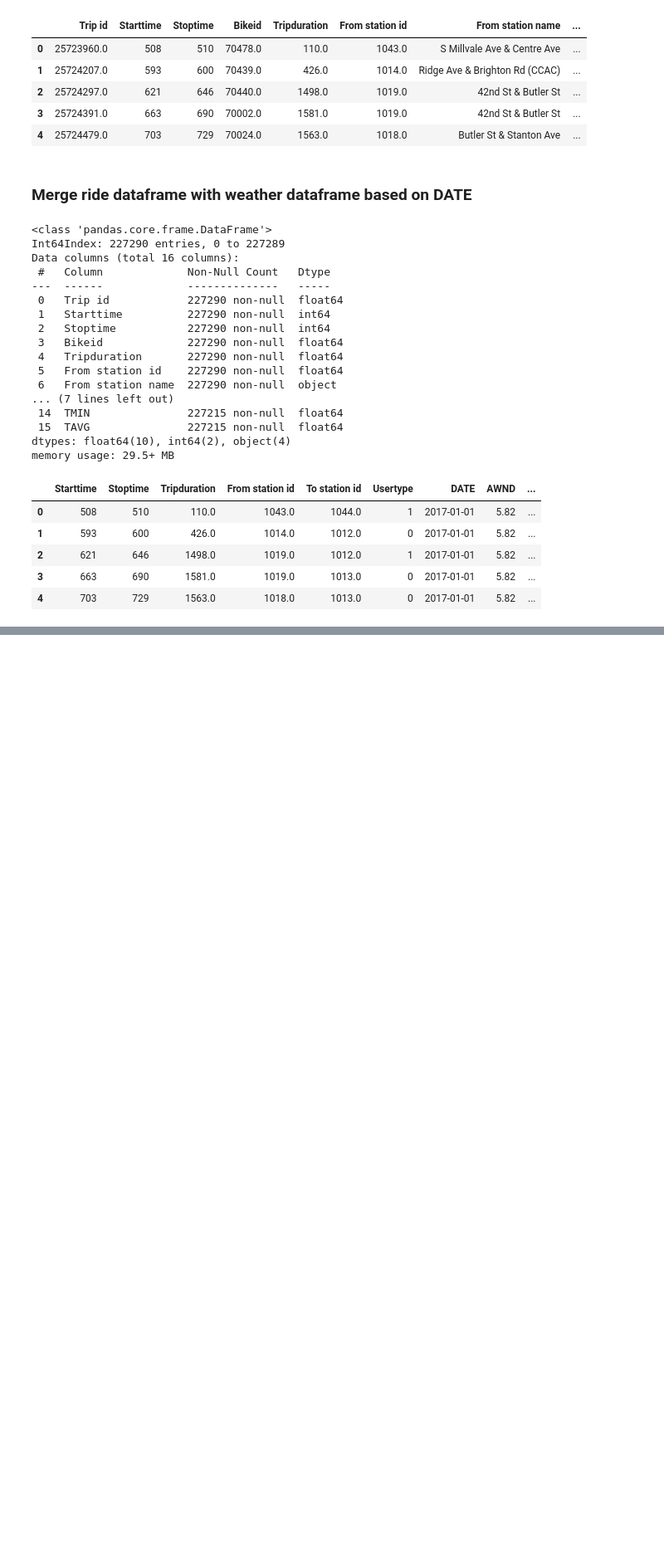
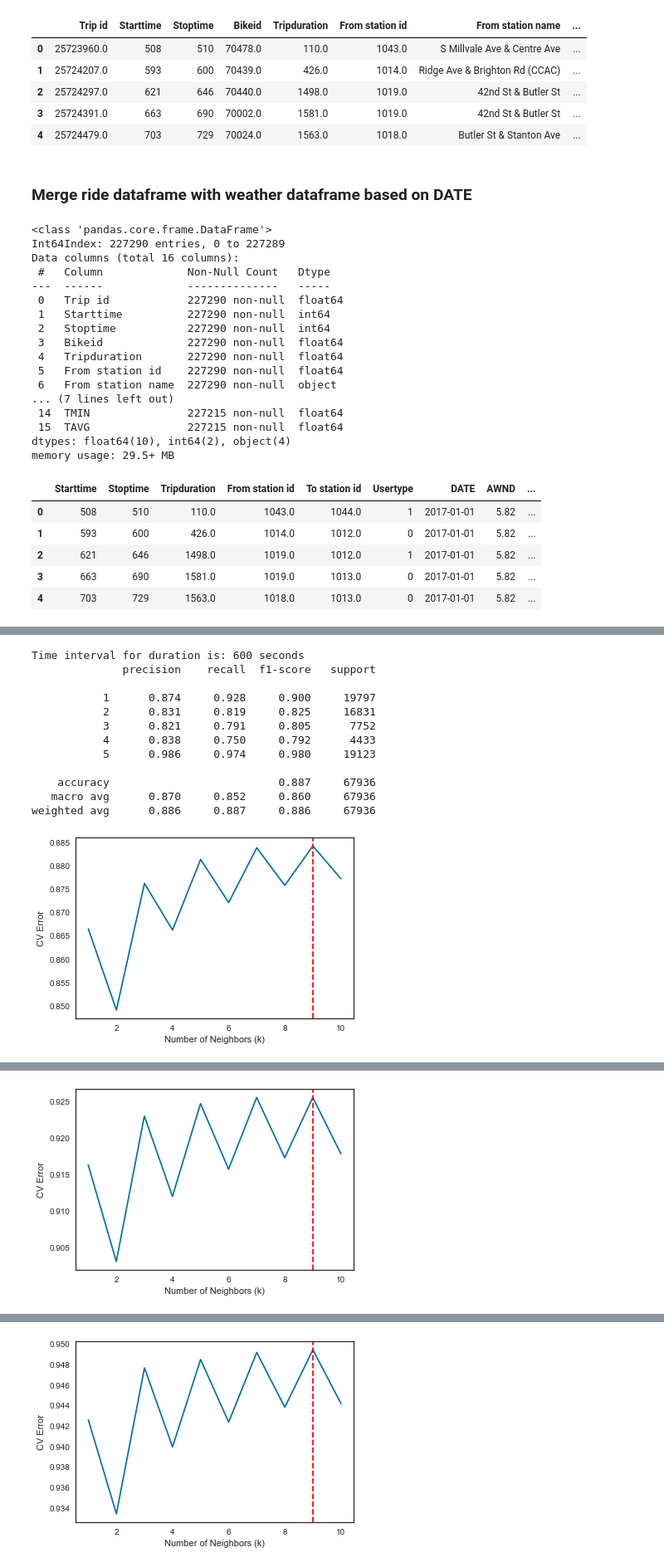
Before and after one commit to Nellyan4/data_mining_project, a Jupyter notebook: project_final_delivery.ipynb, the cells around one changed output, grey strips where cells are left out. Shown at 83% size. Cells and saved outputs as stored; diff of their text form; code cells hidden in the pictures; blank space fills up the shorter version.

```diff
--- a/project_final_delivery.ipynb
+++ b/project_final_delivery.ipynb
@@ -149,0 +189,15 @@ memory usage: 29.5+ MB
+# %%
+# categorize trip duration into 5 classes
+# the function is to test the best stepsize for 5 classes
+def cat_type(x, stepsize):
+    if x <= stepsize:
+        a='1'
+    elif x > stepsize and x <= stepsize * 2:
+        a='2'
+    elif x > stepsize * 2 and x <= stepsize * 3:
+        a='3'
+    elif x > stepsize * 3 and x <= stepsize * 4:
+        a='4'
+    else:
+        a='5'
+    return a
@@ -149,0 +209,54 @@ memory usage: 29.5+ MB
+# %%
+# try time interval: 600, 900, 1200
+for i in range(600, 1500, 300):
+    # split duration into 5 classes
+    df_q1['dura_cat'] = df_q1['Tripduration'].apply(lambda x :cat_type(x, i))
+
+    # split X and y
+    X_q1 = df_q1.drop(['Tripduration', 'DATE', 'From station id', 'To station id', 'dura_cat'], axis=1)
+    y_q1 = df_q1['dura_cat']
+
+    # Set up train and test sets of data, train data is 70 percent of the dataset, and test is 30 percent.
+    X_train_q1, X_test_q1, y_train_q1, y_test_q1 = train_test_split(X_q1, y_q1, test_size=0.3, random_state=1)
+
+    # KNN for duration category
+    knn_q1 = KNeighborsClassifier().fit(X_train_q1, y_train_q1)
+    y_pred_q1 = knn_q1.predict(X_test_q1)
+
+    print("Time interval for duration is: " + str(i) + " seconds")
+    print(classification_report(y_test_q1, y_pred_q1, digits=3))
+
+    # tune the model and try number of neighbors from 1 to 10
+    neighbors = range(1, 11)
+    knn_scores = []
+    for i in neighbors:
+        knn_q1 = KNeighborsClassifier(n_neighbors=i)
+        CV_error = np.mean(cross_val_score(knn_q1, X_train_q1, y_train_q1, cv=10, scoring = 'accuracy'))
+        knn_scores.append(CV_error)
+
+    # plot the trend of k
+    plt.plot(neighbors,knn_scores)
+    plt.xlabel("Number of Neighbors (k)")
+    plt.ylabel("CV Error")
+    plt.axvline(x=neighbors[knn_scores.index(max(knn_scores))],linestyle='--',color="red")
+    plt.show()
+
+    # show the result of tuned model
+    knn = KNeighborsClassifier(n_neighbors=neighbors[knn_scores.index(max(knn_scores))]).fit(X_train_q1, y_train_q1)
+    y_pred_q1 = knn.predict(X_test_q1)
+    print(classification_report(y_test_q1, y_pred_q1, digits=3))
+    print("---------------------------------------------------------------------------")
+# %% [output]
+Time interval for duration is: 600 seconds
+              precision    recall  f1-score   support
+
+           1      0.874     0.928     0.900     19797
+           2      0.831     0.819     0.825     16831
+           3      0.821     0.791     0.805      7752
+           4      0.838     0.750     0.792      4433
+           5      0.986     0.974     0.980     19123
+
+    accuracy                          0.887     67936
+   macro avg      0.870     0.852     0.860     67936
+weighted avg      0.886     0.887     0.886     67936
+[figure, added]
@@ -149,0 +280 @@ memory usage: 29.5+ MB
+[figure, added]
@@ -149,0 +298 @@ memory usage: 29.5+ MB
+[figure, added]
```
Also changed, not shown: parts of 97 cells of this notebook, 1 other file.
